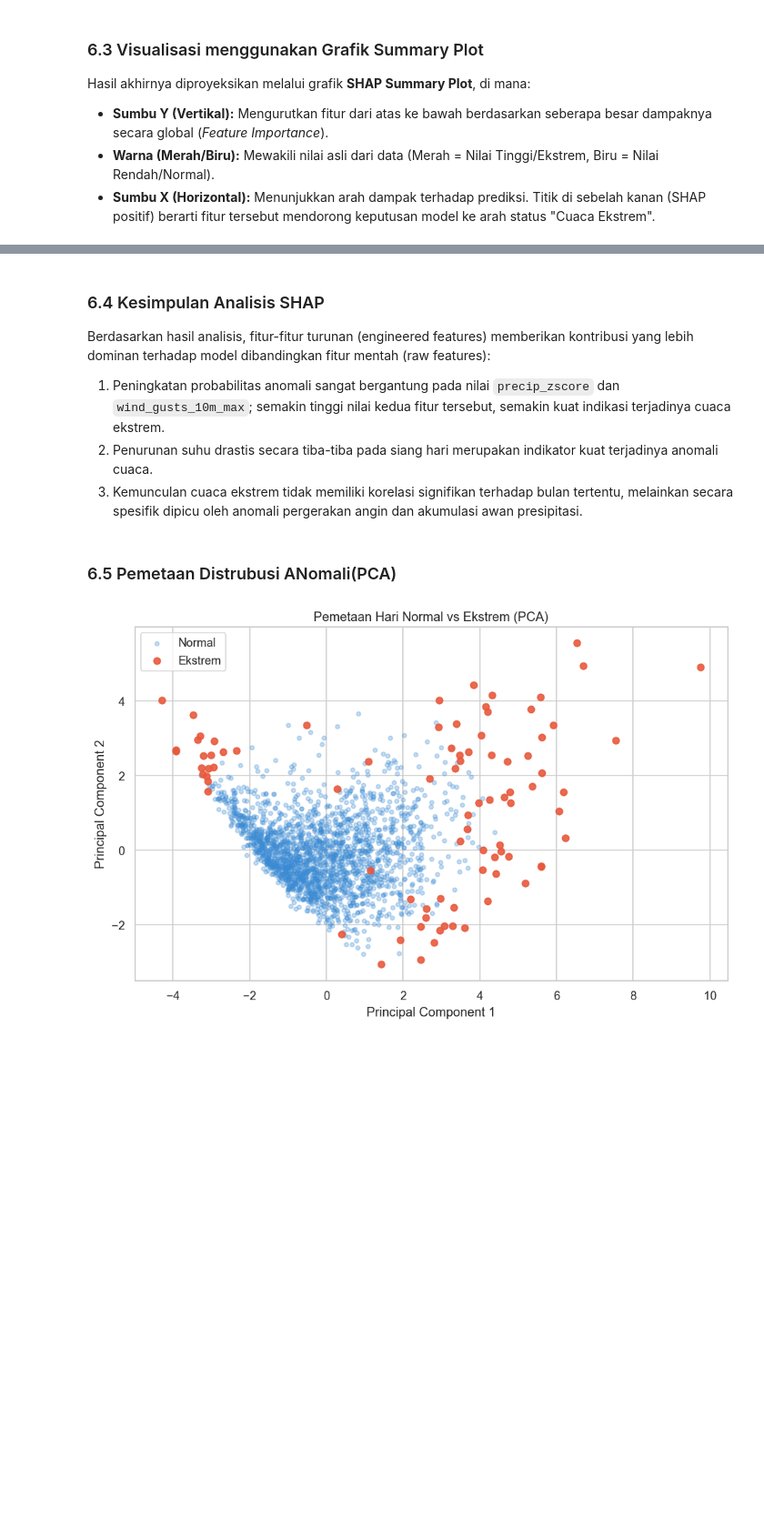
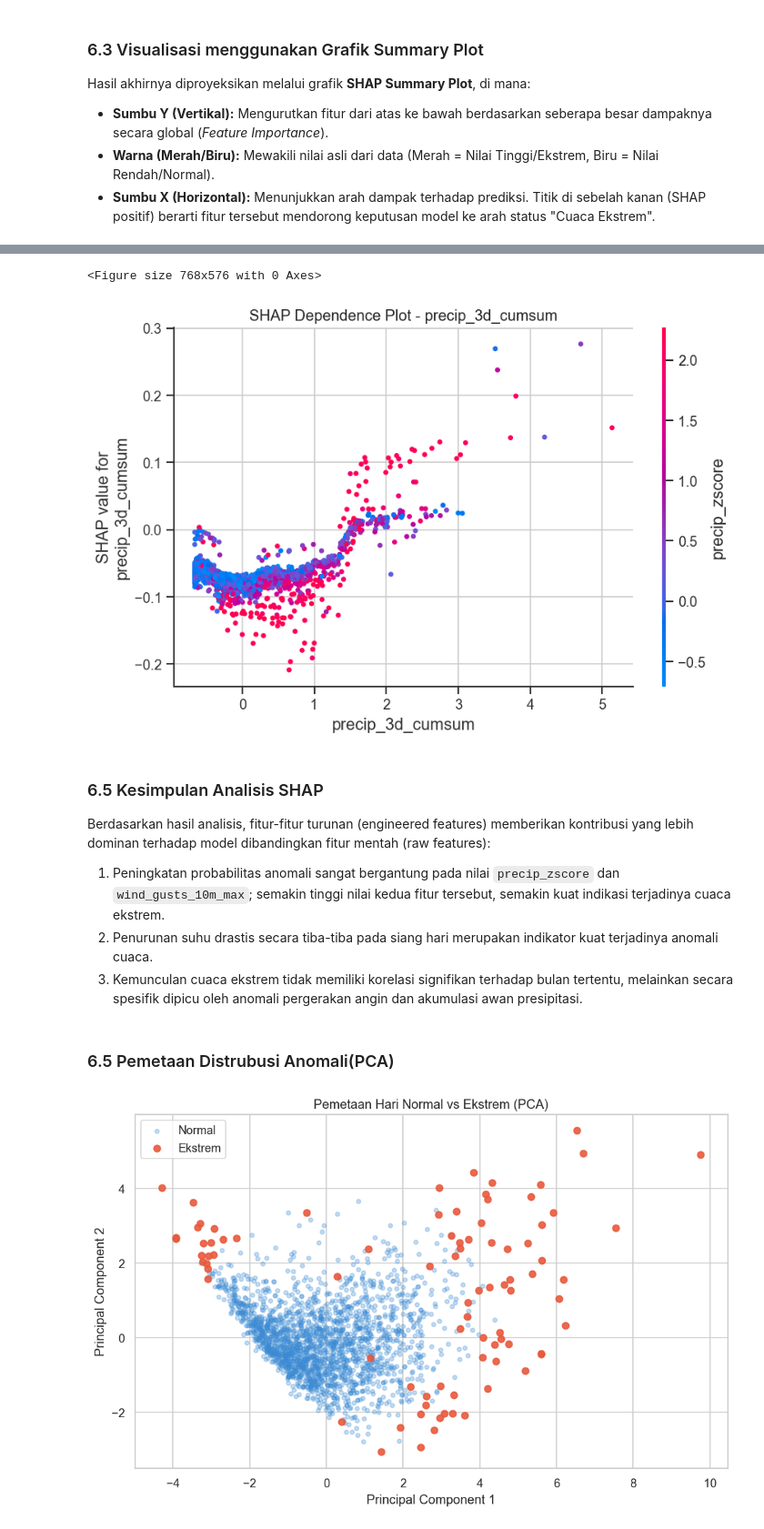
Before and after one commit to melinda-ab/prediksi-anomali-cuaca-sleman, a Jupyter notebook: main.ipynb, the cells around one changed output, grey strips where cells are left out. Shown at 91% size. Cells and saved outputs as stored; diff of their text form; code cells hidden in the pictures; blank space fills up the shorter version.

```diff
--- a/main.ipynb
+++ b/main.ipynb
@@ -590,11 +718,27 @@ shap.summary_plot(sv_plot, X_all_scaled, feature_names=MODEL_FEATURES)
+# %%
+plt.figure()
+shap.dependence_plot(
+    MODEL_FEATURES.index('precip_3d_cumsum'),
+    sv_plot,
+    X_all_scaled,
+    feature_names=MODEL_FEATURES,
+    show=False
+)
+
+plt.title("SHAP Dependence Plot - precip_3d_cumsum")
+plt.tight_layout()
+plt.show()
+# %% [output]
+<Figure size 768x576 with 0 Axes>
+[figure, added]
 # %% [markdown]
-### 6.4 Kesimpulan Analisis SHAP
+### 6.5 Kesimpulan Analisis SHAP
 Berdasarkan hasil analisis, fitur-fitur turunan (engineered features) memberikan kontribusi yang lebih dominan terhadap model dibandingkan fitur mentah (raw features):
 1. Peningkatan probabilitas anomali sangat bergantung pada nilai `precip_zscore` dan `wind_gusts_10m_max`; semakin tinggi nilai kedua fitur tersebut, semakin kuat indikasi terjadinya cuaca ekstrem.
 2. Penurunan suhu drastis secara tiba-tiba pada siang hari merupakan indikator kuat terjadinya anomali cuaca.
 3. Kemunculan cuaca ekstrem tidak memiliki korelasi signifikan terhadap bulan tertentu, melainkan secara spesifik dipicu oleh anomali pergerakan angin dan akumulasi awan presipitasi.
 # %% [markdown]
-### 6.5 Pemetaan Distrubusi ANomali(PCA)
+### 6.5 Pemetaan Distrubusi Anomali(PCA)
 # %%
 pca = PCA(n_components=2)
 X_pca = pca.fit_transform(X_all_scaled)
```
Also changed, not shown: parts of 7 cells of this notebook.
